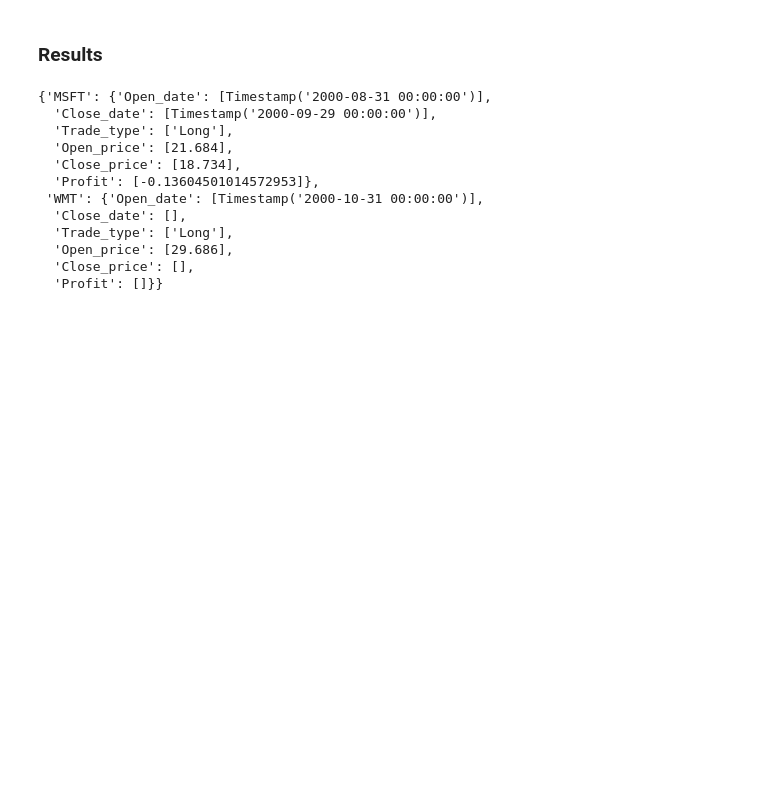
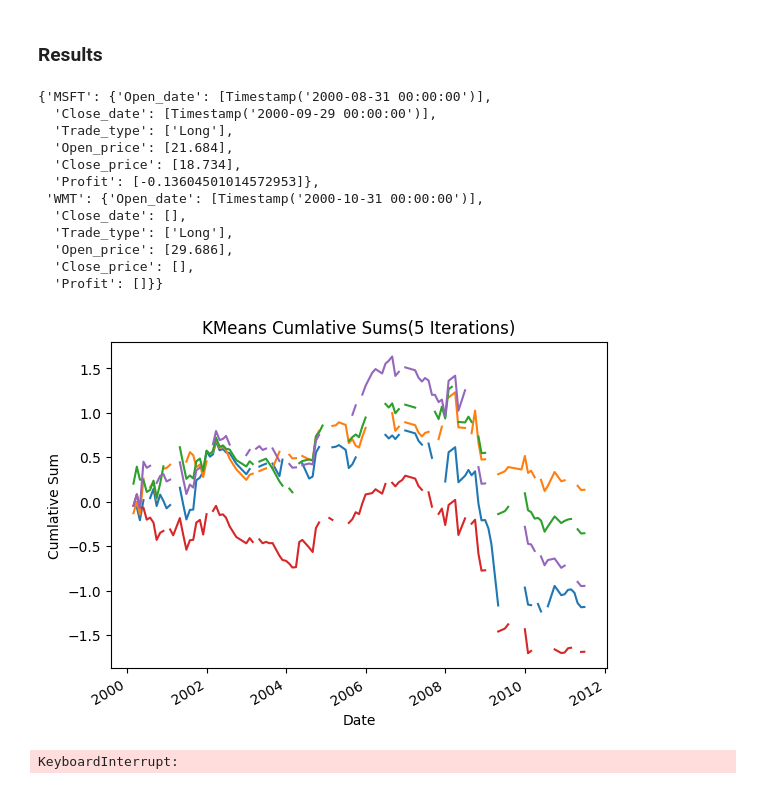
Before and after one commit to TInglefield/Math4920Project, a Jupyter notebook: clustering_NEW/Draft_5/Clustering_draft5_1.ipynb, the cells around one changed output. Saved outputs shown, nothing was run; the diff lists cells and outputs as text; code cells hidden in the pictures; blank space fills up the shorter version.

```diff
--- a/clustering_NEW/Draft_5/Clustering_draft5_1.ipynb
+++ b/clustering_NEW/Draft_5/Clustering_draft5_1.ipynb
@@ -557,12 +557,11 @@ def run_trading_KMeans_1(run_frequency, n_runs):
     trading_results_dict = {}
     n_iterations = 5
     for i in range(n_iterations):
-        Stocks_considered, clustering_res, trading_res = trading(
-            prices_dataframe=train_df, caps_dataframe=caps_df,
-            market_dictionary=full_market_dict, sector_order=sector_order,
-            num_clusters=7, num_sectors=7, n_market_cap=10, n_cv=4, consider_cv='Yes',
-            cluster='Yes', cluster_beta_validation='no', cluster_method='KMeans',
-            num_months_to_run=n_runs, run_frequency=run_frequency, n_init=20)
+        trading_res = trading(prices_dataframe=train_df, caps_dataframe=caps_df, market_dictionary=full_market_dict,
+            available_sector_list=sector_list, num_clusters=7, num_sectors=7,
+            n_market_cap=10, n_cv=4, consider_cv='Yes', cluster='Yes',
+            cluster_method='KMeans', final_beta_validation='No', run_frequency=run_frequency,
+            n_initializations=20, record_clustering='Yes', record_stock_selection='Yes', n_runs=n_runs)
         cum_sum_series = cum_sum_plot_single(trading_res)
         trading_results_dict[f'Run_{i}'] = cum_sum_series
     temp_df = pd.concat(trading_results_dict, axis=1)
@@ -646,3 +642,11 @@ trading(prices_dataframe=train_df, caps_dataframe=caps_df, market_dictionary=ful
   'Open_price': [29.686],
   'Close_price': [],
   'Profit': []}}
+# %%
+run_trading_KMeans_1('Monthly', 'Max')
+# %% [output]
+[figure, added]
+# %%
+run_trading_KMeans_1('Weekly', 'Max')
+# %% [output]
+KeyboardInterrupt:
```
Also changed, not shown: parts of 7 cells of this notebook, 1 other file.
